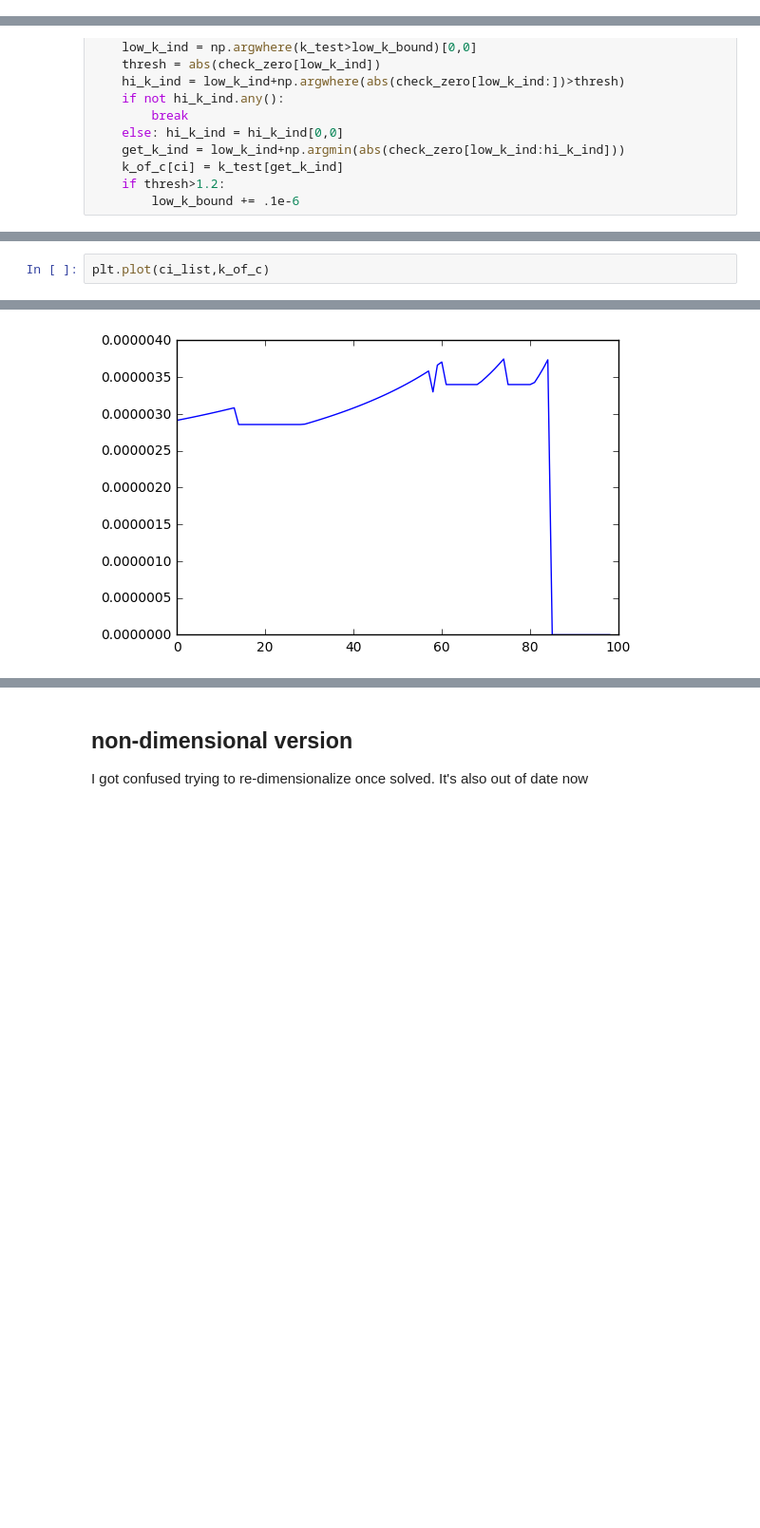
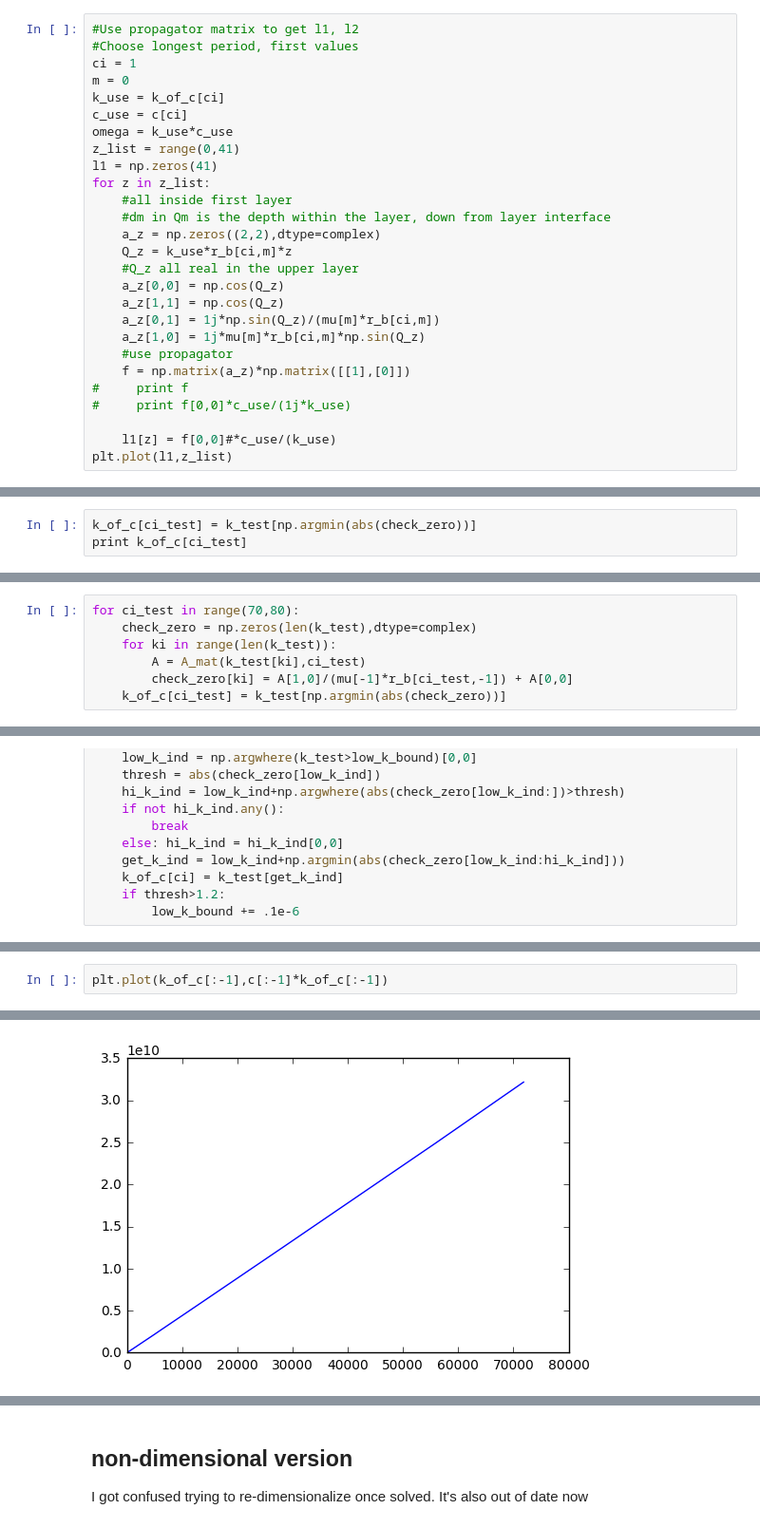
Before and after one commit to njlindsey/EPS298, a Jupyter notebook: mode_sum_haskell.ipynb, the cells around one changed output, grey strips where cells are left out. Shown at 95% size. Cells and saved outputs as stored; diff of their text form; blank space fills up the shorter version.

```diff
--- a/mode_sum_haskell.ipynb
+++ b/mode_sum_haskell.ipynb
@@ -119,0 +125,27 @@ print A
+# %%
+#Use propagator matrix to get l1, l2
+#Choose longest period, first values
+ci = 1
+m = 0
+k_use = k_of_c[ci]
+c_use = c[ci]
+omega = k_use*c_use
+z_list = range(0,41)
+l1 = np.zeros(41)
+for z in z_list:
+    #all inside first layer
+    #dm in Qm is the depth within the layer, down from layer interface
+    a_z = np.zeros((2,2),dtype=complex)
+    Q_z = k_use*r_b[ci,m]*z
+    #Q_z all real in the upper layer
+    a_z[0,0] = np.cos(Q_z)
+    a_z[1,1] = np.cos(Q_z)
+    a_z[0,1] = 1j*np.sin(Q_z)/(mu[m]*r_b[ci,m])
+    a_z[1,0] = 1j*mu[m]*r_b[ci,m]*np.sin(Q_z)
+    #use propagator
+    f = np.matrix(a_z)*np.matrix([[1],[0]])
+#     print f
+#     print f[0,0]*c_use/(1j*k_use)
+
+    l1[z] = f[0,0]#*c_use/(k_use)
+plt.plot(l1,z_list)
@@ -119,0 +171,3 @@ print A
+# %%
+k_of_c[ci_test] = k_test[np.argmin(abs(check_zero))]
+print k_of_c[ci_test]
@@ -120,3 +176,10 @@ print A
+# %%
+for ci_test in range(70,80):
+    check_zero = np.zeros(len(k_test),dtype=complex)
+    for ki in range(len(k_test)):
+        A = A_mat(k_test[ki],ci_test)
+        check_zero[ki] = A[1,0]/(mu[-1]*r_b[ci_test,-1]) + A[0,0]
+    k_of_c[ci_test] = k_test[np.argmin(abs(check_zero))]
 # %%
 low_k_bound = 1.5e-6
 low_k_ind = np.argwhere(k_test>low_k_bound)[0,0]
@@ -193,5 +248,5 @@ empty
 # %%
-plt.plot(ci_list,k_of_c)
+plt.plot(k_of_c[:-1],c[:-1]*k_of_c[:-1])
 # %% [output]
 [<matplotlib.lines.Line2D at 0x...>]
-[figure, old version]
+[figure, new version]
```
Also changed, not shown: parts of 27 cells of this notebook, 3 other files.
